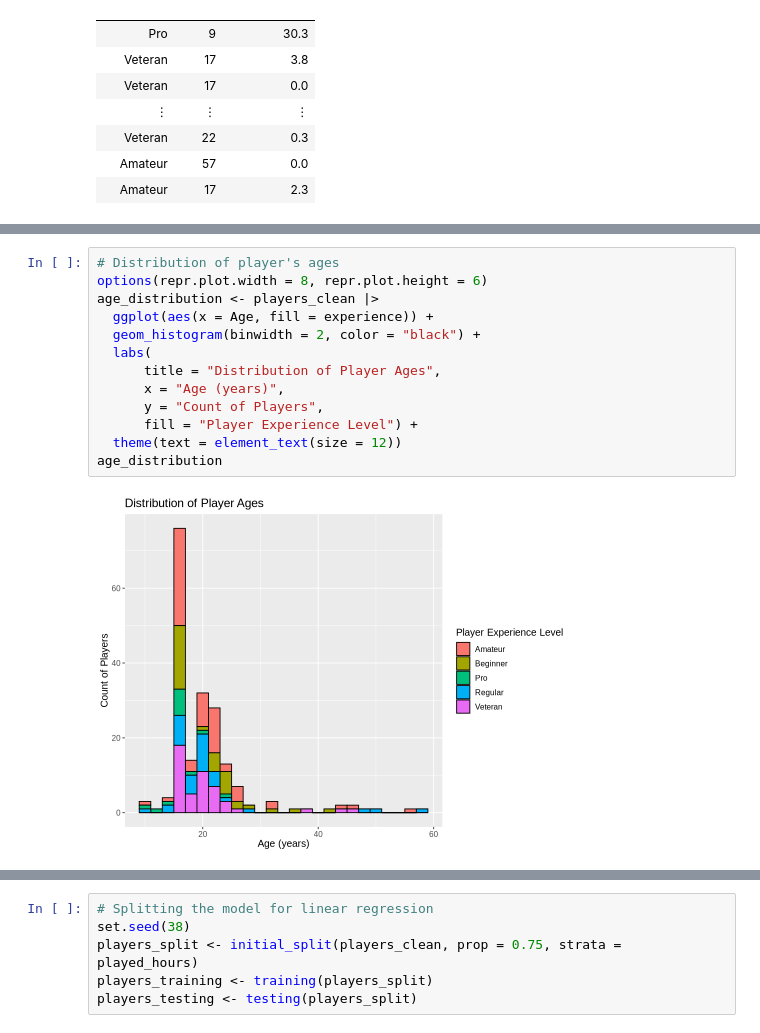
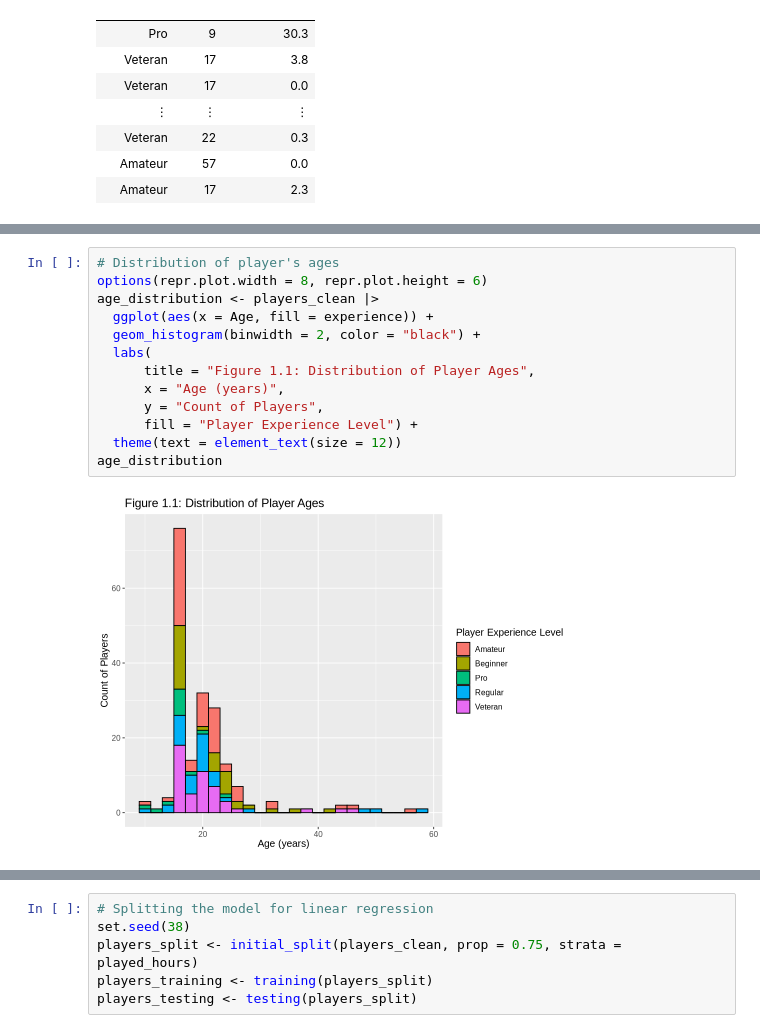
Before and after one commit to gnouvles/dsci100-004_group38, a Jupyter notebook: project_final_report.ipynb, the cells around one changed output, grey strips where cells are left out. Drawn from its saved outputs; the diff is of its cells as text.

```diff
--- a/project_final_report.ipynb
+++ b/project_final_report.ipynb
@@ -140,18 +139,18 @@ A tibble: 5 × 10
 # %%
 # Distribution of player's ages
 options(repr.plot.width = 8, repr.plot.height = 6)
 age_distribution <- players_clean |>
   ggplot(aes(x = Age, fill = experience)) +
   geom_histogram(binwidth = 2, color = "black") +
   labs(
-      title = "Distribution of Player Ages",
+      title = "Figure 1.1: Distribution of Player Ages",
       x = "Age (years)",
       y = "Count of Players",
       fill = "Player Experience Level") +
   theme(text = element_text(size = 12))
 age_distribution
 # %% [output]
-[figure, old version]
+[figure, new version]
 # %%
 # Distribution of played hours per each player
 options(repr.plot.width = 8, repr.plot.height = 7)
```
Also changed, not shown: parts of 8 cells of this notebook.
